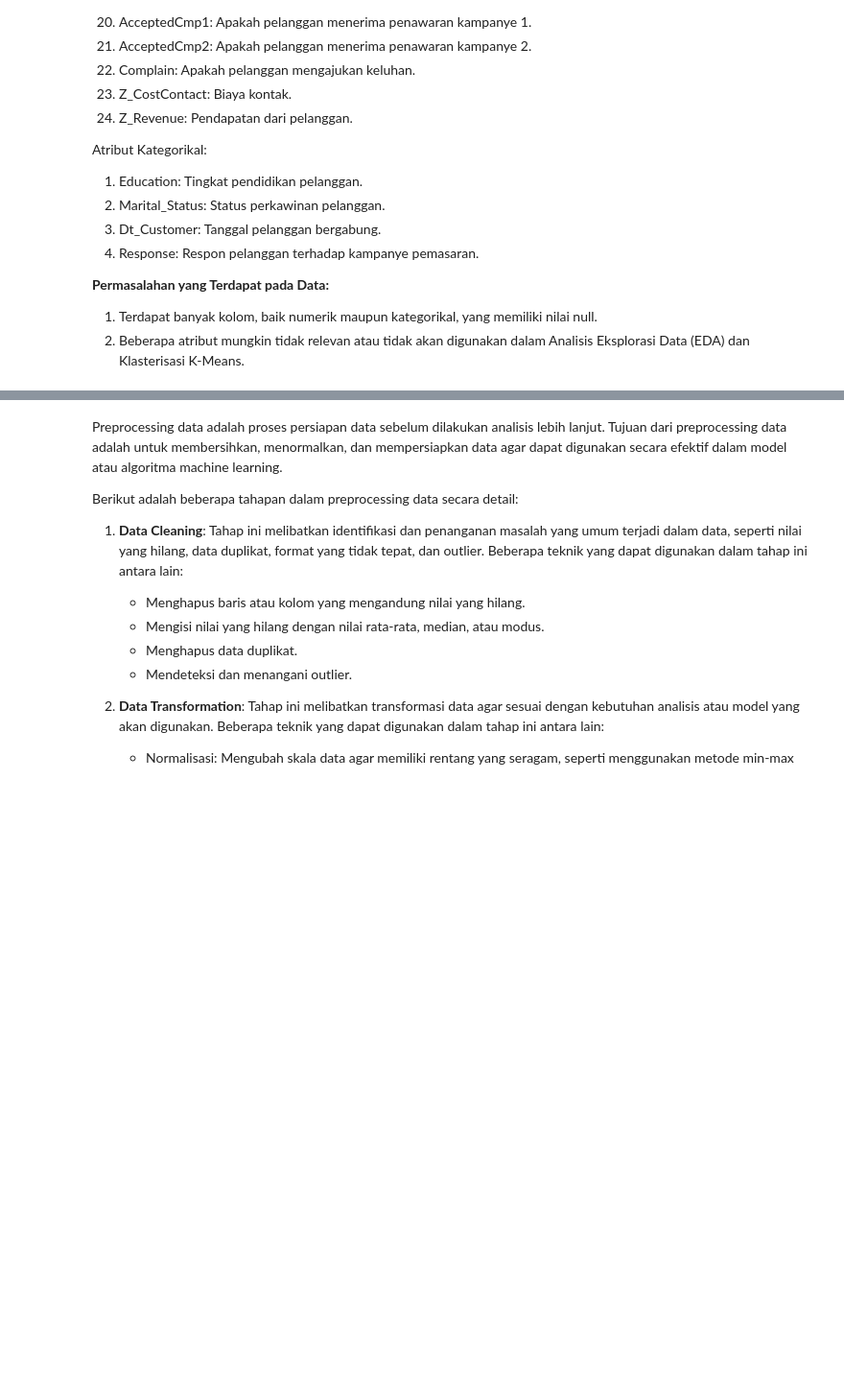
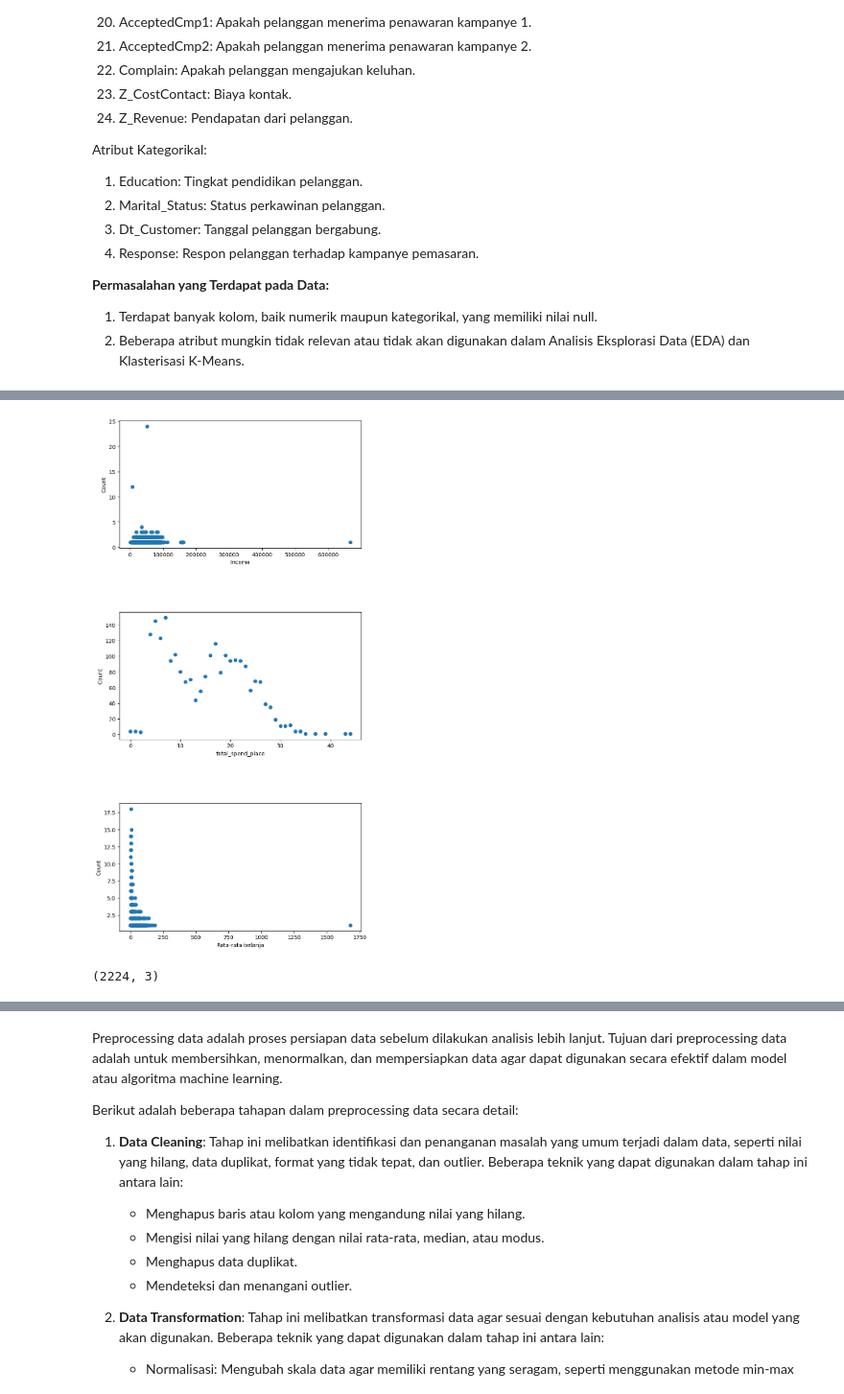
Before and after one commit to qiqioberon/Machine-Learning, a Jupyter notebook: Tugas 2/Muhammad Aqil Farrukh_5025221158_Tugas 2_Personality Analysis K-means.ipynb, the cells around one changed output, grey strips where cells are left out. Shown at 96% size. Drawn from its saved outputs; the diff is of its cells as text; code cells hidden in the pictures; blank space fills up the shorter version.

```diff
--- a/Tugas 2/Muhammad Aqil Farrukh_5025221158_Tugas 2_Personality Analysis K-means.ipynb
+++ b/Tugas 2/Muhammad Aqil Farrukh_5025221158_Tugas 2_Personality Analysis K-means.ipynb
@@ -186,0 +272,22 @@ NameError: name 'dataF' is not defined
+# %%
+fig, axes = plt.subplots(nrows=3, ncols=1, figsize=(8, 17))
+fig.subplots_adjust(hspace=0.5, wspace=0.6)
+
+for i, col in enumerate(df):
+    counts = df[col].value_counts()
+    axes[i].scatter(counts.index, counts.values)
+    # axes[i].set_title(f'Scatter Plot for {col}')
+    axes[i].set_xlabel(f'{col}')
+    axes[i].set_ylabel('Count')
+
+plt.show()
+# %% [output]
+[figure, added]
+# %%
+from scipy import stats
+
+z_scores = stats.zscore(df)
+clean_df = df[(z_scores < 2.5).all(axis=1)]
+clean_df.shape
+# %% [output]
+(2224, 3)
```
Also changed, not shown: parts of 20 cells of this notebook.
